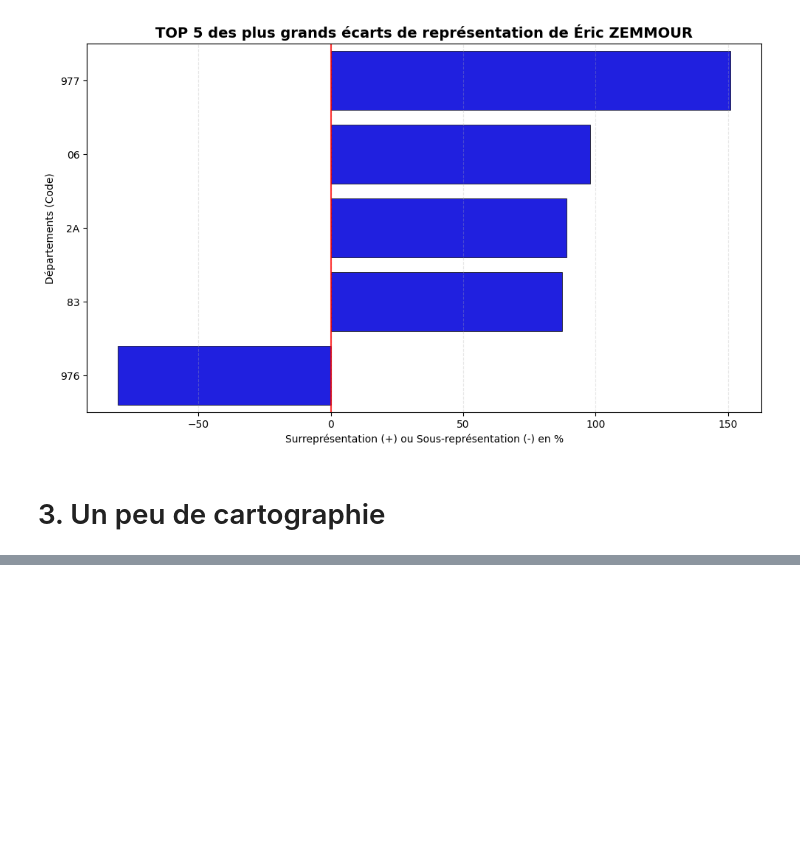
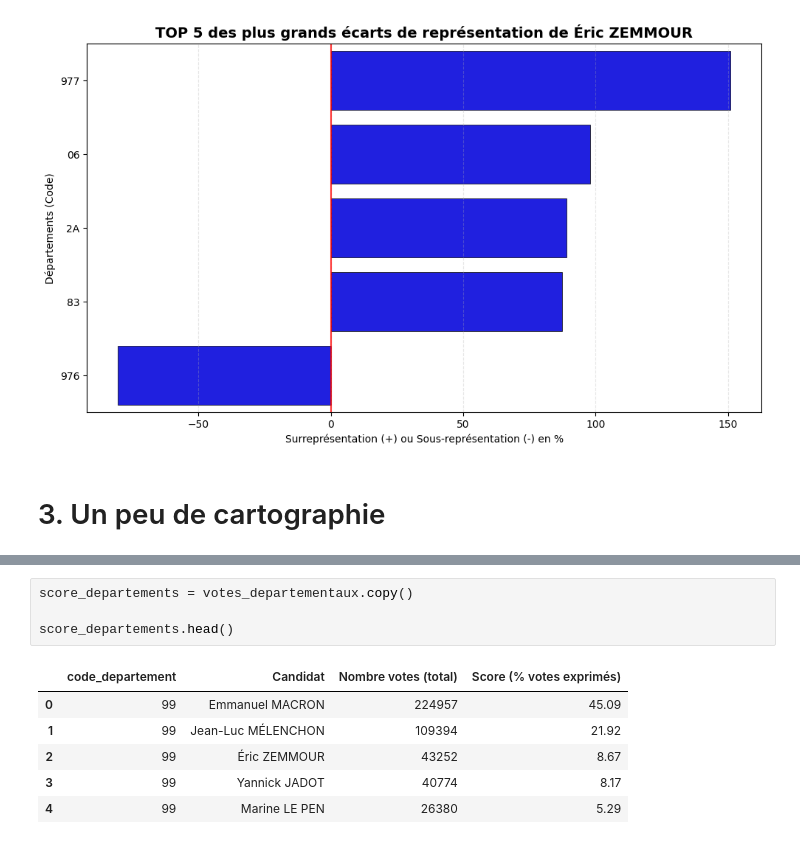
Before and after one commit to aristidinahfaifa-afk/G4B_Inter, a Jupyter notebook: Partie1et2.ipynb, the cells around one changed output, grey strips where cells are left out. Drawn from its saved outputs; the diff is of its cells as text; blank space fills up the shorter version.

```diff
--- a/Partie1et2.ipynb
+++ b/Partie1et2.ipynb
@@ -545,0 +586,11 @@ plot_top_surrepresentations(data=score_departements, candidat='Éric ZEMMOUR', n
+# %%
+score_departements = votes_departementaux.copy()
+
+score_departements.head()
+# %% [output]
+|  | code_departement | Candidat | Nombre votes (total) | Score (% votes exprimés) |
+| 0 | 99 | Emmanuel MACRON | 224957 | 45.09 |
+| 1 | 99 | Jean-Luc MÉLENCHON | 109394 | 21.92 |
+| 2 | 99 | Éric ZEMMOUR | 43252 | 8.67 |
+| 3 | 99 | Yannick JADOT | 40774 | 8.17 |
+| 4 | 99 | Marine LE PEN | 26380 | 5.29 |
```
Also changed, not shown: parts of 8 cells of this notebook, 2 other files.
